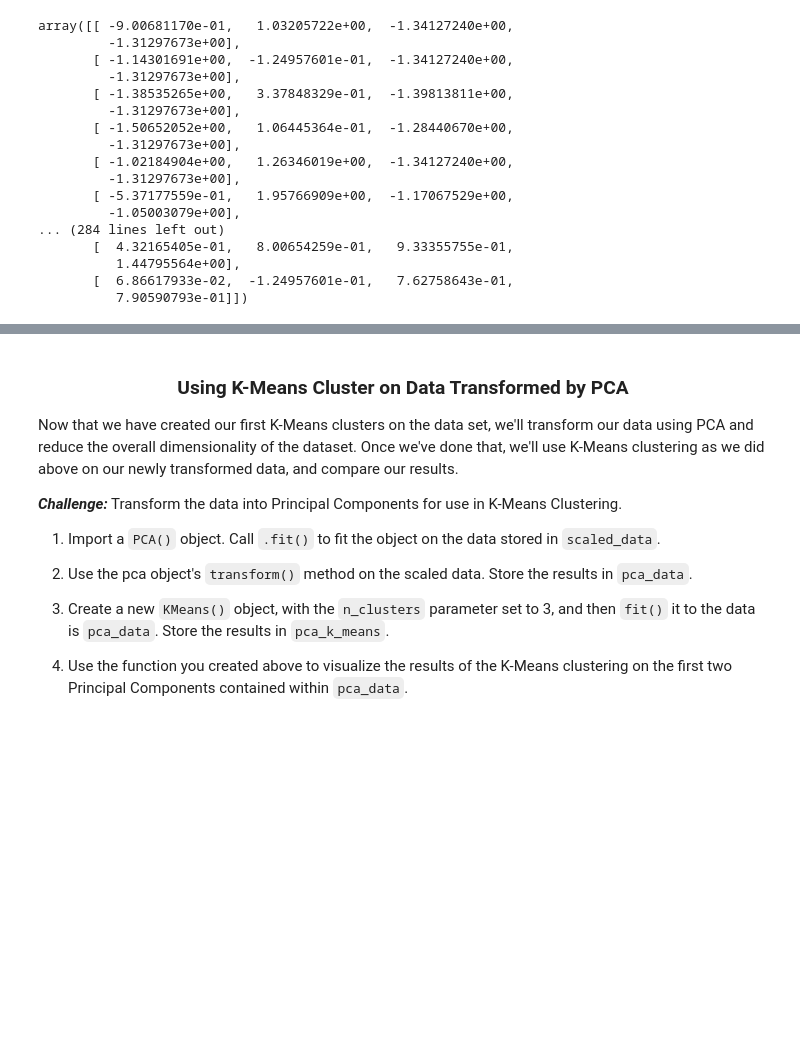
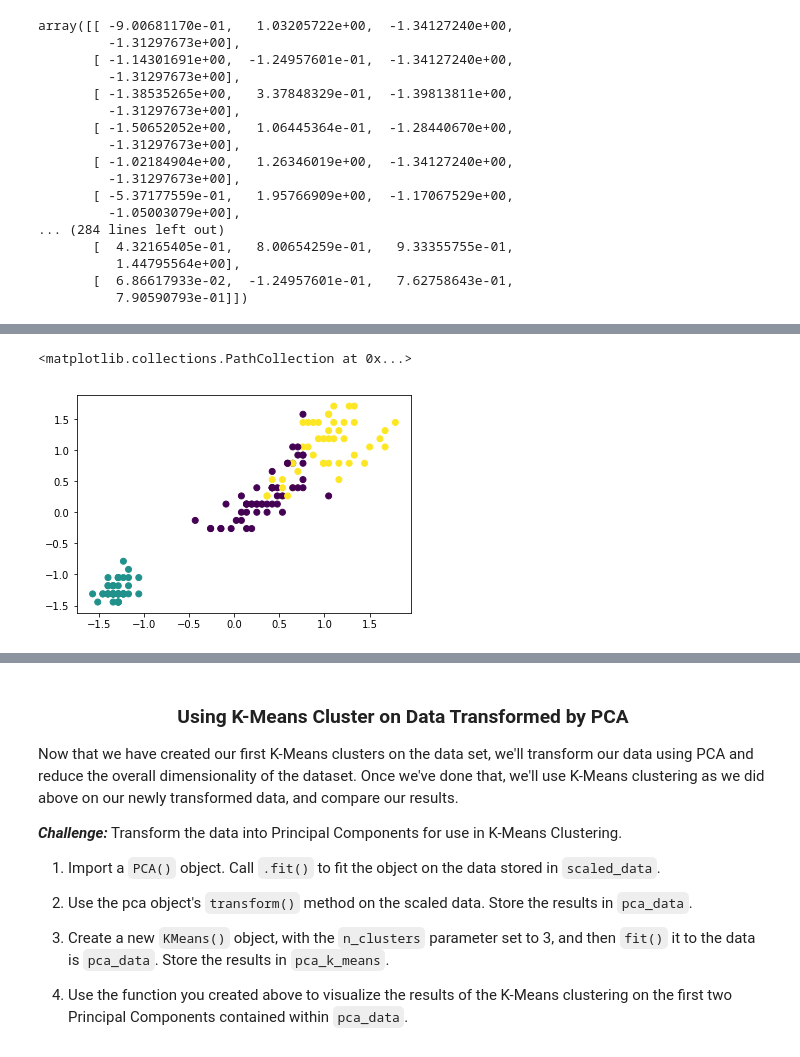
Before and after one commit to Doncurt/DS-2-Machine-Learning, a Jupyter notebook: 06_K-Means_Clustering.ipynb, the cells around one changed output, grey strips where cells are left out. Cells and saved outputs as stored; diff of their text form; code cells hidden in the pictures; blank space fills up the shorter version.

```diff
--- a/06_K-Means_Clustering.ipynb
+++ b/06_K-Means_Clustering.ipynb
@@ -102,0 +110,7 @@ plt.scatter(scaled_data[:, 3], scaled_data[:, 3], c=output.labels_)
+# %%
+plt.figure('3 Cluster K-Means')
+
+plt.scatter(scaled_data[:, 2], scaled_data[:, 3], c=output.labels_)
+# %% [output]
+<matplotlib.collections.PathCollection at 0x...>
+[figure, added]
```
Also changed, not shown: parts of 6 cells of this notebook.
